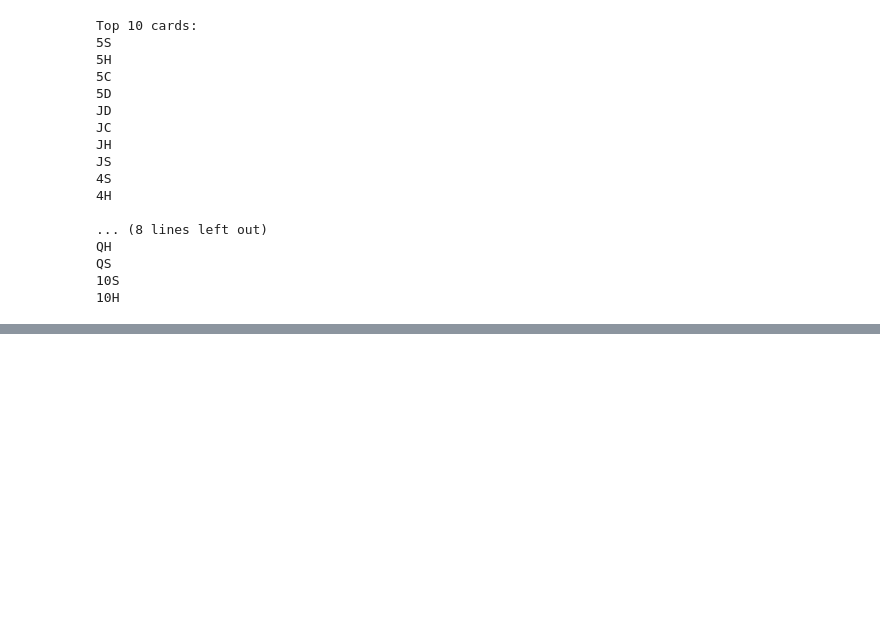
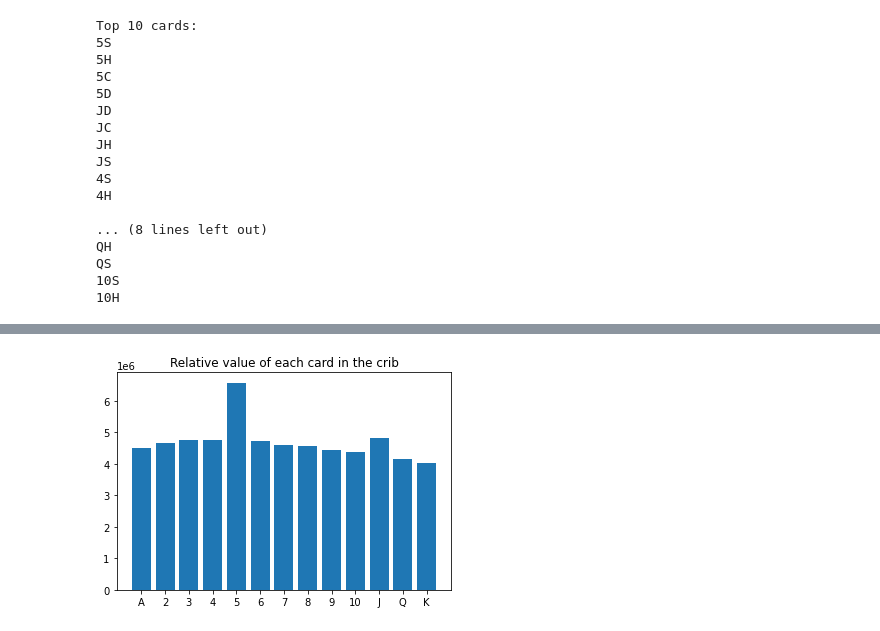
Before and after one commit to RajjSinghh/cribbage, a Jupyter notebook: cribbage.ipynb, the cells around one changed output, grey strips where cells are left out. Cells and saved outputs as stored; diff of their text form; code cells hidden in the pictures; blank space fills up the shorter version.

```diff
--- a/cribbage.ipynb
+++ b/cribbage.ipynb
@@ -10,8 +11,3 @@ from cribbage import *
 deck = MakeDeck()
 game = Cribbage()
 crib_scores = {i: 0 for i in deck}
-# %%
-x = itertools.combinations(deck, 5)
-s = next(x)
-
-y = list(s)
@@ -104,3 +94,11 @@ QH
 QS
 10S
 10H
+# %%
+# Ranking all the cards in order
+with open("cribscores.json", "r") as file:
+    scores = json.loads(file.read())
+scores = sorted(scores.items(), key=lambda x:x[1])
+
+for i in reversed(scores):
+    print(i[0])
@@ -106,0 +123,24 @@ QS
+# %%
+total_scores = [0 for i in range(13)]
+for card in scores:
+    card_val = card[0][:-1]
+    if card_val == "A":
+        total_scores[0] += card[1]
+    elif card_val == "J":
+        total_scores[10] += card[1]
+    elif card_val == "Q":
+        total_scores[11] += card[1]
+    elif card_val == "K":
+        total_scores[12] += card[1]
+    else:
+        total_scores[int(card_val) - 1] += card[1]
+
+total_scores = np.array(total_scores)
+values = [str(i) for i in range(1, 14)]
+values[0], values[10], values[11], values[12] = "A", "J", "Q", "K"
+
+plt.title("Relative value of each card in the crib")
+plt.bar(values, total_scores)
+plt.show()
+# %% [output]
+[figure, added]
```
Also changed, not shown: parts of 9 cells of this notebook, 1 other file.
